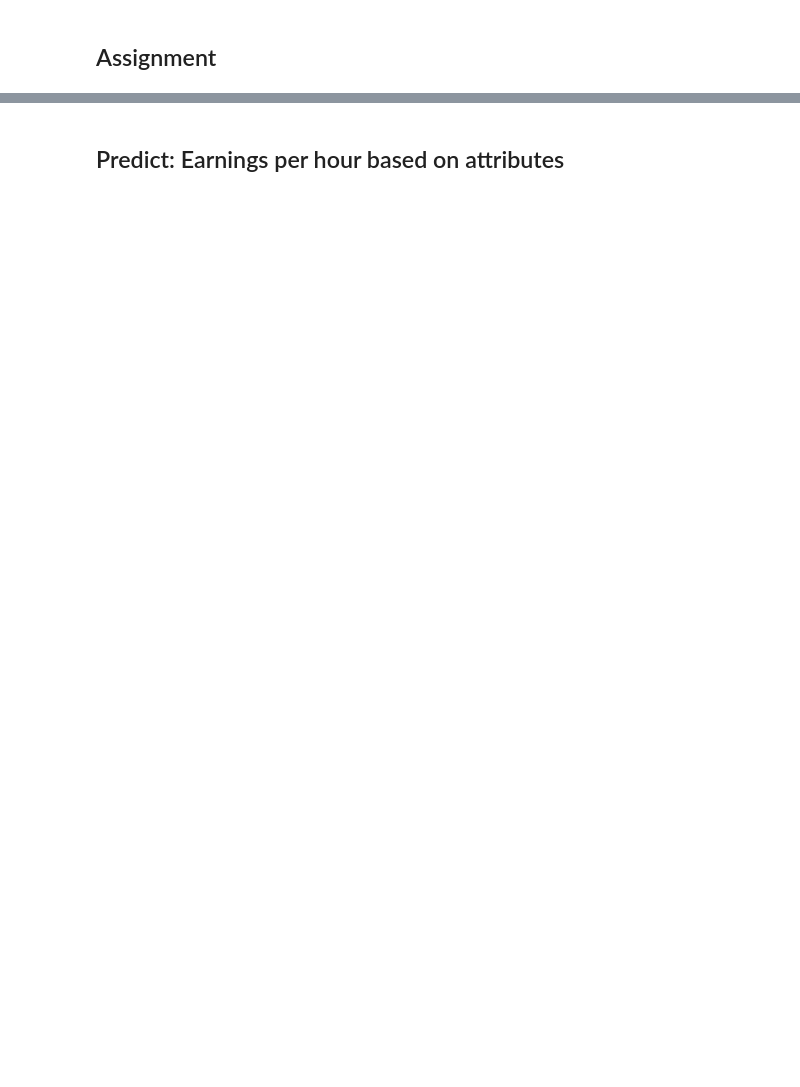
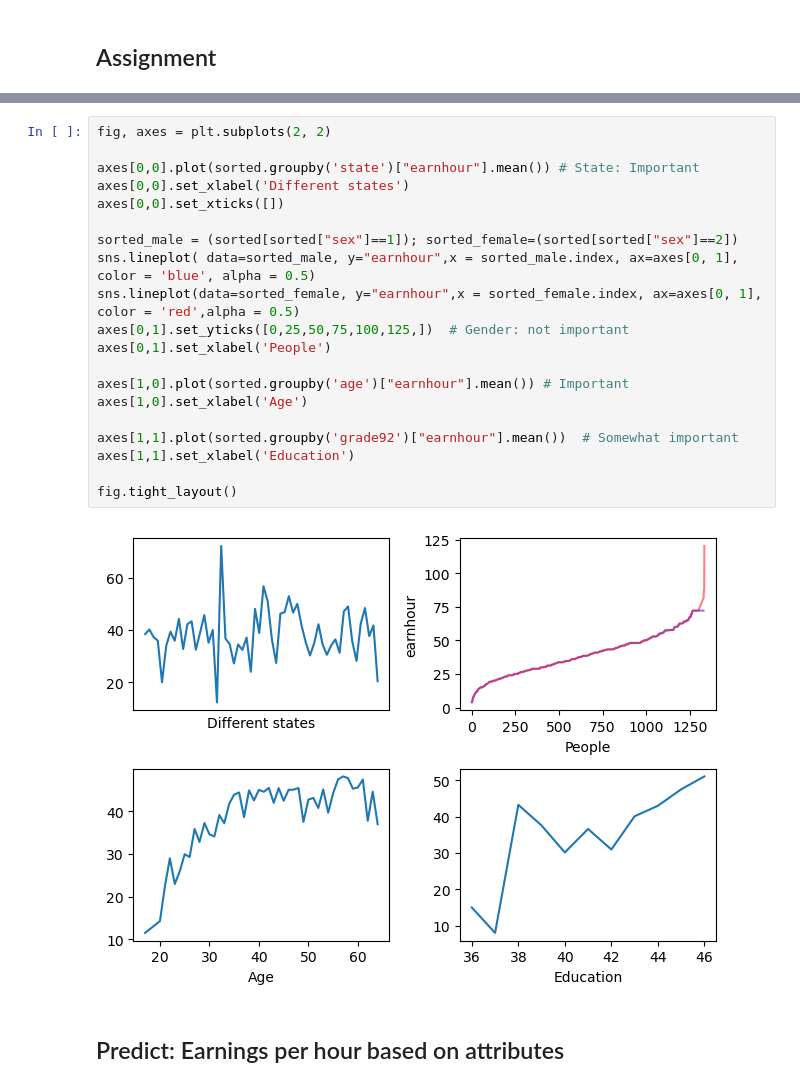
Before and after one commit to me9hanics/DA3-phdma, a Jupyter notebook: Assignment1/assignment.ipynb, the cells around one changed output, grey strips where cells are left out. Drawn from its saved outputs; the diff is of its cells as text; blank space fills up the shorter version.

```diff
--- a/Assignment1/assignment.ipynb
+++ b/Assignment1/assignment.ipynb
@@ -50,2 +96,24 @@ softdev
+# %%
+fig, axes = plt.subplots(2, 2)
+
+axes[0,0].plot(sorted.groupby('state')["earnhour"].mean()) # State: Important
+axes[0,0].set_xlabel('Different states')
+axes[0,0].set_xticks([])
+
+sorted_male = (sorted[sorted["sex"]==1]); sorted_female=(sorted[sorted["sex"]==2])
+sns.lineplot( data=sorted_male, y="earnhour",x = sorted_male.index, ax=axes[0, 1], color = 'blue', alpha = 0.5)
+sns.lineplot(data=sorted_female, y="earnhour",x = sorted_female.index, ax=axes[0, 1], color = 'red',alpha = 0.5)
+axes[0,1].set_yticks([0,25,50,75,100,125,])  # Gender: not important
+axes[0,1].set_xlabel('People')
+
+axes[1,0].plot(sorted.groupby('age')["earnhour"].mean()) # Important
+axes[1,0].set_xlabel('Age')
+
+axes[1,1].plot(sorted.groupby('grade92')["earnhour"].mean())  # Somewhat important
+axes[1,1].set_xlabel('Education')
+
+fig.tight_layout()
+# %% [output]
+[figure, added]
 # %% [markdown]
 ## Predict: Earnings per hour based on attributes
```
Also changed, not shown: parts of 9 cells of this notebook.
